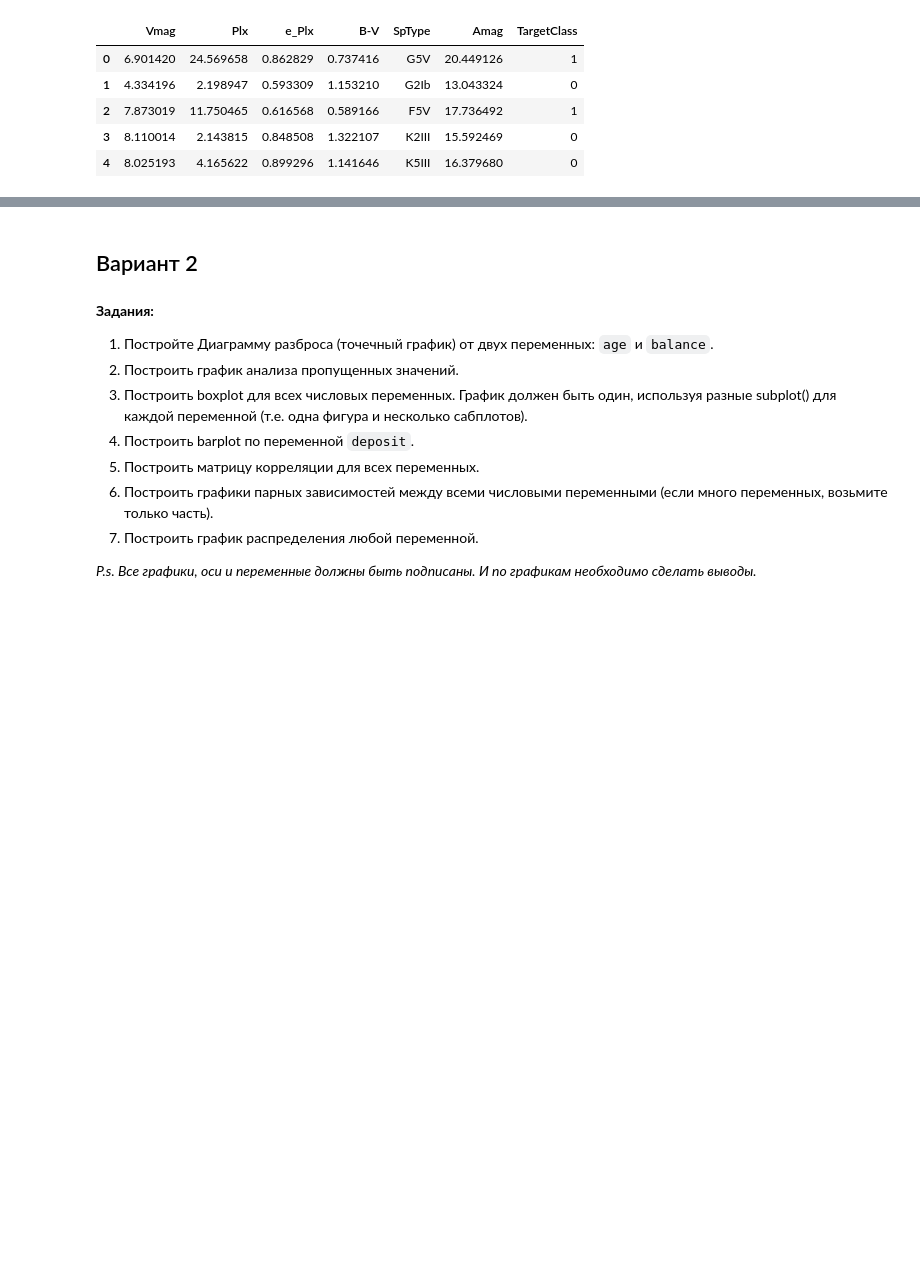
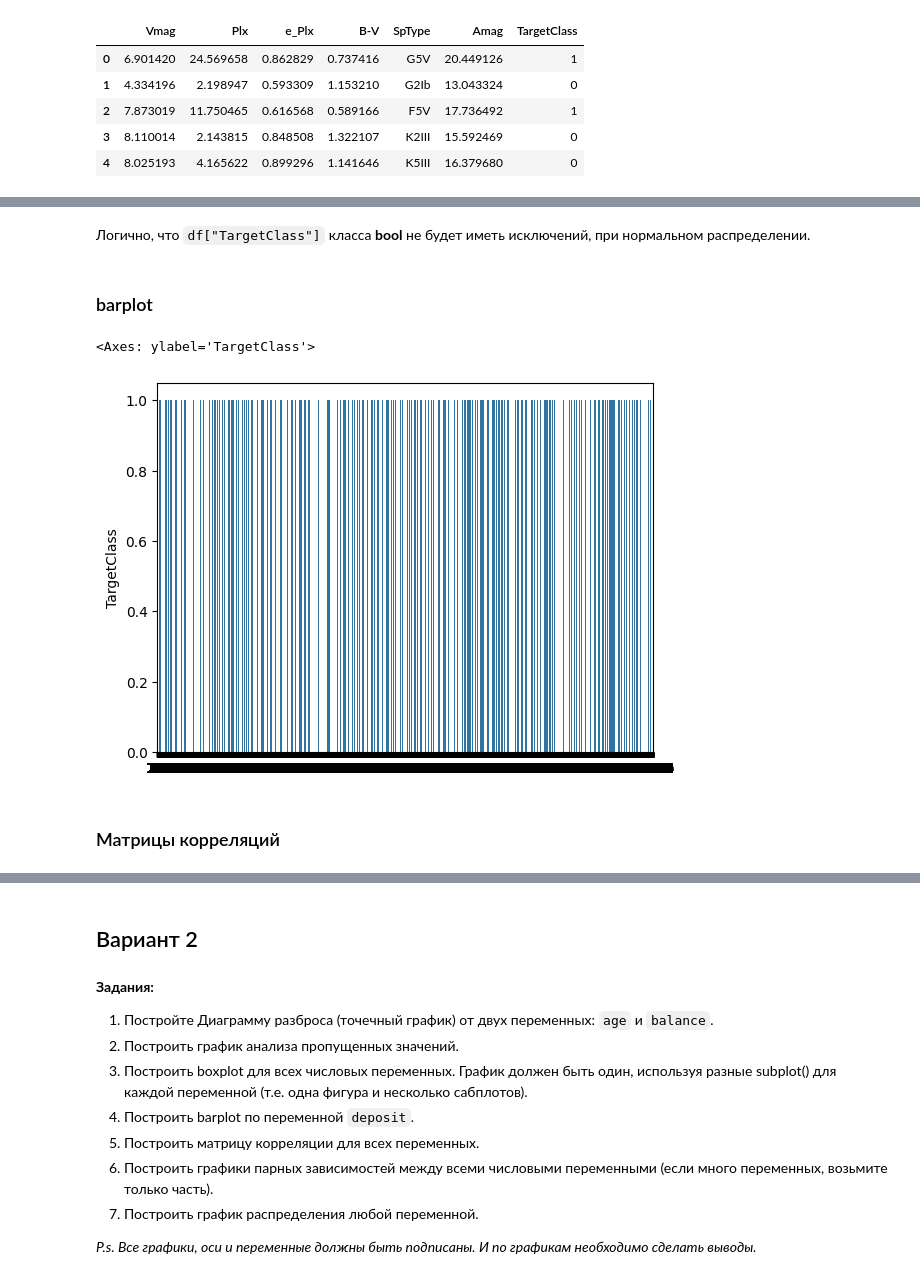
Before and after one commit to AndreDon0/ADA, a Jupyter notebook: Homework_7/ЦК_ДЗ_Визуализация_+_EDA.ipynb, the cells around one changed output, grey strips where cells are left out. Cells and saved outputs as stored; diff of their text form; code cells hidden in the pictures; blank space fills up the shorter version.

```diff
--- a/Homework_7/ЦК_ДЗ_Визуализация_+_EDA.ipynb
+++ b/Homework_7/ЦК_ДЗ_Визуализация_+_EDA.ipynb
@@ -34,0 +111,11 @@ df.head()
+# %% [markdown]
+Логично, что `df["TargetClass"]` класса **bool** не будет иметь исключений, при нормальном распределении.
+# %% [markdown]
+### barplot
+# %%
+sns.barplot(df["TargetClass"])
+# %% [output]
+<Axes: ylabel='TargetClass'>
+[figure, added]
+# %% [markdown]
+### Матрицы корреляций
```
Also changed, not shown: parts of 20 cells of this notebook, 2 other files.
